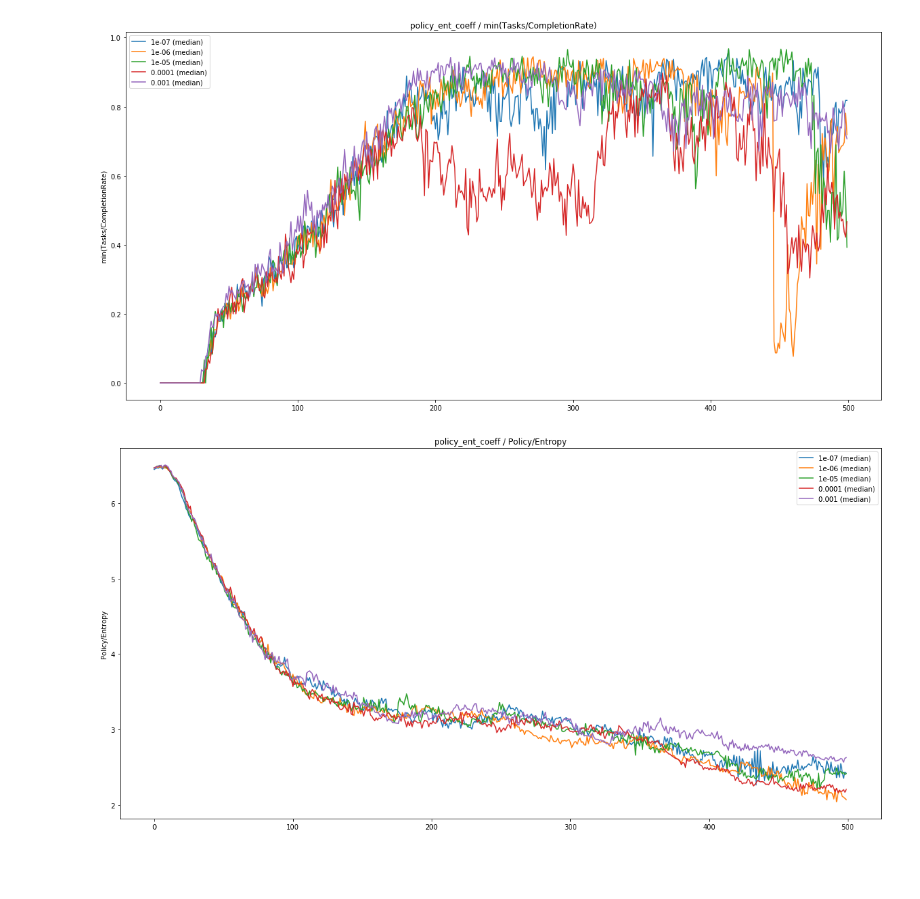
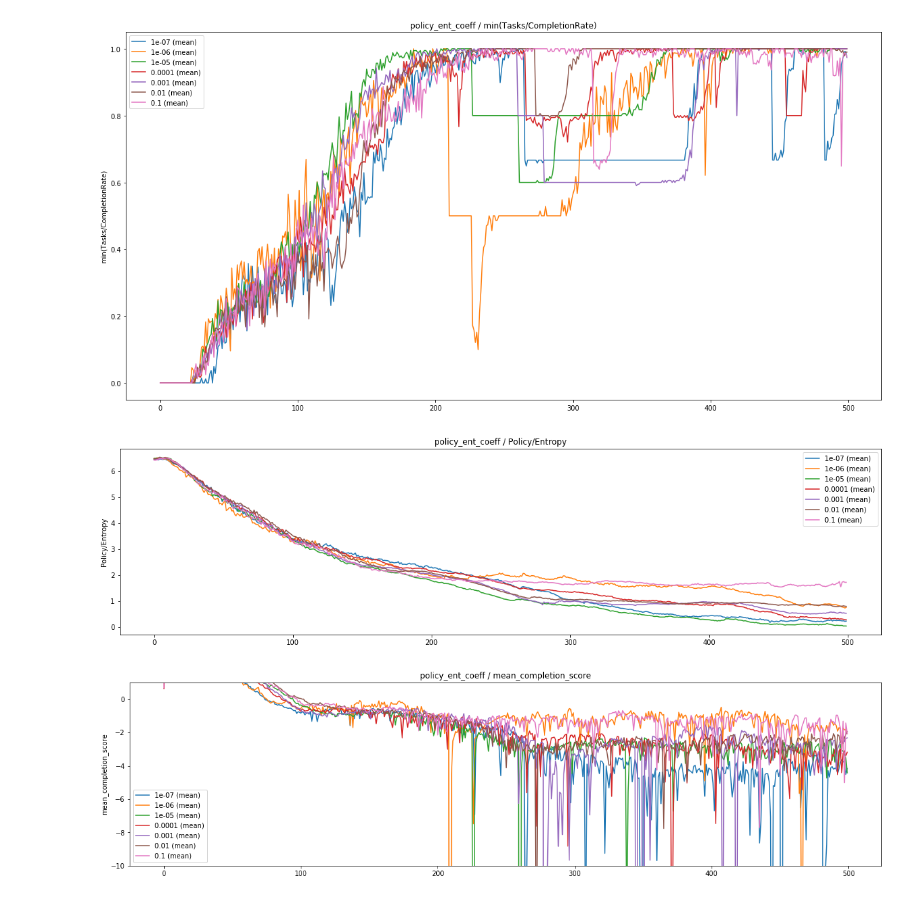
Before and after one commit to ryanjulian/embed2learn, a Jupyter notebook: notebooks/point_hyperopt.ipynb, the cells around one changed output. Cells and saved outputs as stored; diff of their text form; code cells hidden in the pictures; blank space fills up the shorter version.

```diff
--- a/notebooks/point_hyperopt.ipynb
+++ b/notebooks/point_hyperopt.ipynb
@@ -113,16 +242,25 @@ filtered.sort_values(by="min_completion_rate", ascending=False)
 # %%
 # Filter exp_data for complete/non-degenerate coeffs
-plot_data = exp_data.loc[
-#    (exp_data["policy_ent_coeff"] > 0) & \
-    (exp_data["embedding_ent_coeff"] < 1e-2) # & \
-#    (exp_data["inference_ce_coeff"] < 1)
-]
+# plot_data = exp_data.loc[
+#     True & \
+# #     (exp_data["policy_ent_coeff"] == 1e-2) & \
+#      (exp_data["embedding_ent_coeff"] < 1e-2) & \
+#      (exp_data["inference_ce_coeff"] > 0) & \
+#      (exp_data["min_completion_rate"] > 0.9) & \
+# #     (exp_data["inference_window"] == 4.0) & \
+# #     (exp_data["inference_ce_coeff"] <= 1e-1) & \
+# #    (exp_data["Embedding/Entropy"] > 3) & \
+# #     (exp_data["Embedding/Entropy"] < 10) & \
+#     True
+# ]
+plot_data = exp_data.loc[filtered.index]
 # %%
 # Plot by policy_ent_coeff
 pec_data = plot_data.groupby("policy_ent_coeff")
 fig, ax = plt.subplots(figsize=(20,10))
 fig2,ax2 = plt.subplots(figsize=(20,10))
-fig3,ax3 = plt.subplots(figsize=(20,10))
+fig3,ax3 = plt.subplots(figsize=(20,5))
+fig4,ax4 = plt.subplots(figsize=(20,5))
 for pec in sorted(pec_data.groups.keys()):
     maxs = pec_data.get_group(pec).groupby("Iteration").max()
     mins = pec_data.get_group(pec).groupby("Iteration").min()
@@ -130,24 +268,28 @@ for pec in sorted(pec_data.groups.keys()):
     medians = pec_data.get_group(pec).groupby("Iteration").median()
 
     # AverageDiscountedReturn
-    ax.plot(medians.index, medians["AverageDiscountedReturn"], label="{} (median)".format(str(pec)))
+    ax.plot(means.index, means["AverageDiscountedReturn"], label="{} (mean)".format(str(pec)))
     ax.set_title("policy_ent_coeff / AverageDiscountedReturn")
     ax.set_ylabel("AverageDiscountedReturn")
+    ax.set_ylim([20, 40])
     ax.legend()
 
     # min(CompletionRate)
-    min_mean_comp_rate = medians[["Tasks/CompletionRate/t=0",
-                                  "Tasks/CompletionRate/t=1",
-                                  "Tasks/CompletionRate/t=2",
-                                  "Tasks/CompletionRate/t=3"]].min(axis=1)
-    ax2.plot(means.index, min_mean_comp_rate, label="{} (median)".format(str(pec)))
+    ax2.plot(means.index, means["min_completion_rate"], label="{} (mean)".format(str(pec)))
     ax2.set_title("policy_ent_coeff / min(Tasks/CompletionRate)")
     ax2.set_ylabel("min(Tasks/CompletionRate)")
     ax2.legend()
 
     # Policy/Entropy
-    ax3.plot(medians.index, medians["Policy/Entropy"], label="{} (median)".format(str(pec)))
+    ax3.plot(means.index, means["Policy/Entropy"], label="{} (mean)".format(str(pec)))
     ax3.set_title("policy_ent_coeff / Policy/Entropy")
     ax3.set_ylabel("Policy/Entropy")
     ax3.legend()
+
+    # mean_completion_score
+    ax4.plot(means.index, means["median_completion_score"], label="{} (mean)".format(str(pec)))
+    ax4.set_title("policy_ent_coeff / mean_completion_score")
+    ax4.set_ylabel("mean_completion_score")
+    ax4.set_ylim([-10, 1])
+    ax4.legend()
 # %% [output]
@@ -155,5 +297,6 @@ for pec in sorted(pec_data.groups.keys()):
-[figure, old version]
+[figure, new version]
-[figure, old version]
+[figure, new version]
+[figure, added]
 # %%
 # Plot by embedding_ent_coeff
 fig, ax = plt.subplots(figsize=(20,10))
```
Also changed, not shown: parts of 13 cells of this notebook, 3 other files.
